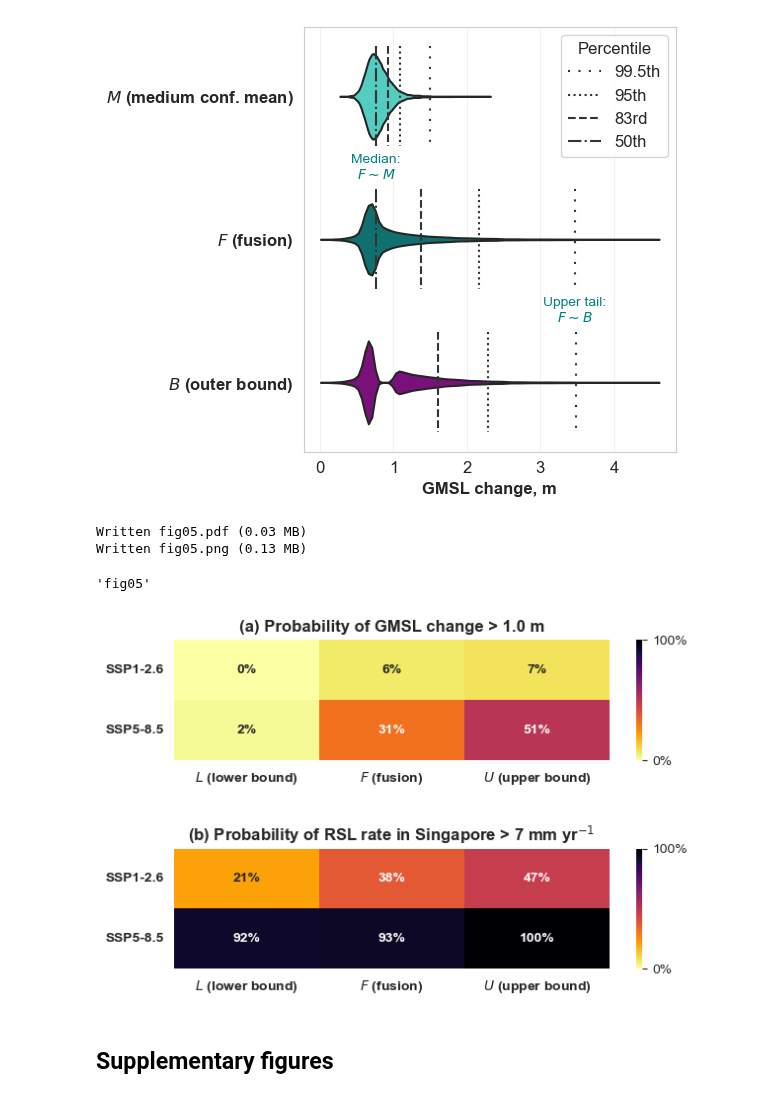
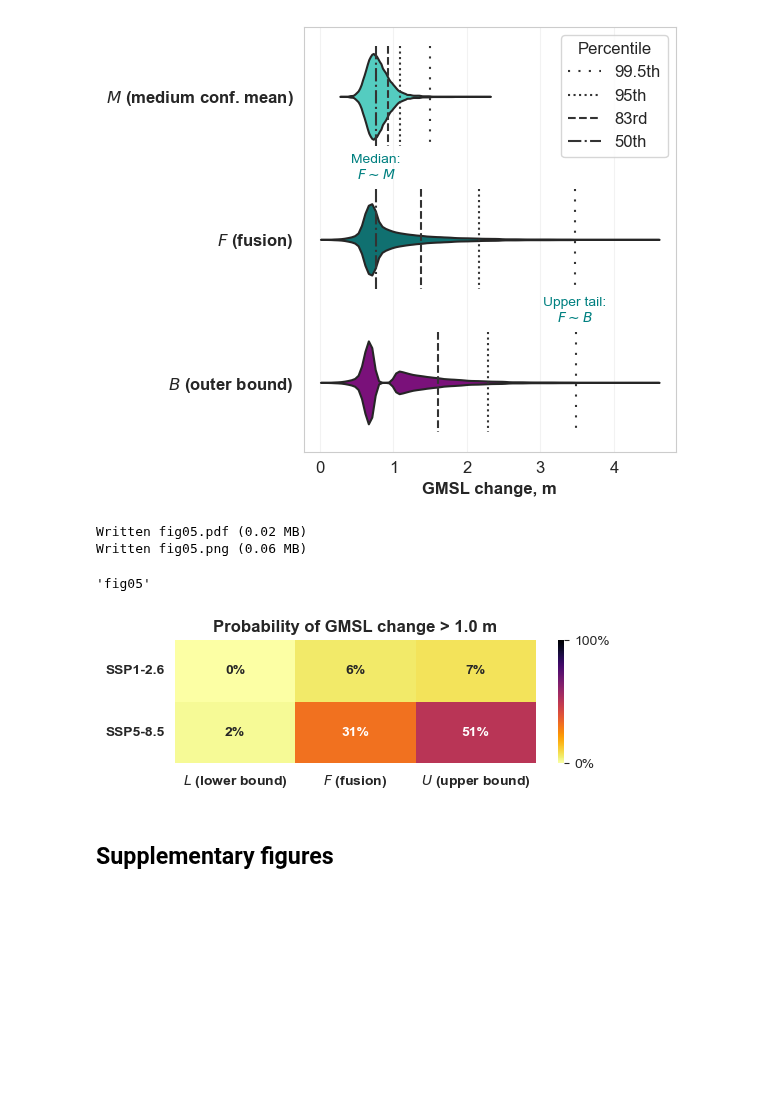
Before and after one commit to grandey/d23a-fusion, a Jupyter notebook: fusion_analysis_d23a.ipynb, the cells around one changed output. Drawn from its saved outputs; the diff is of its cells as text; code cells hidden in the pictures; blank space fills up the shorter version.

Commit message:
- fusion_analysis_d23a.ipynb: removing RSL rate results (to focus on only GMSL change). - README.md: RSL projections data are now optional.

```diff
--- a/fusion_analysis_d23a.ipynb
+++ b/fusion_analysis_d23a.ipynb
@@ -78,28 +78,17 @@ Written fig04.png (0.13 MB)
 'fig04'
 [figure]
 # %%
-# SSP5 vs SSP1 heatmap tables for probability of exceeding (a) 0.86 m and (b) 7 mm/yr
-fig, axs = plt.subplots(3, 1, height_ratios=[2, 0.1, 2], figsize=(6.5, 4.1), tight_layout=True)
-# (a) 1.5 m
-ax = axs[0]
+# SSP5 vs SSP1 heatmap tables for probability of exceeding 1m
+fig, ax = plt.subplots(1, 1, figsize=(5.5, 2), tight_layout=True)
 threshold = 1.0
 _ = d23a.plot_exceedance_heatmap(threshold=threshold, workflows=('lower', 'fusion_1e+2e', 'upper'), rate=False,
                                  scenarios=('ssp126', 'ssp585'), year=2100, gauge=None, ax=ax)
-ax.set_title(f'(a) Probability of GMSL change > {threshold:.1f} m')
-# Empty plot to create space (following issues with subplot_adjust, pad etc)
-axs[1].axis('off')
-# (b) 7 mm/yr
-ax = axs[2]
-threshold = 7
-_ = d23a.plot_exceedance_heatmap(threshold=threshold, workflows=('lower', 'fusion_1f+2f', 'upper'), rate=True,
-                                 scenarios=('ssp126', 'ssp585'), year=2100, gauge='TANJONG_PAGAR', ax=ax)
-ax.set_title(f'(b) Probability of RSL rate in Singapore > {threshold:.0f} ' + 'mm yr$^{-1}$')
-# Save
+ax.set_title(f'Probability of GMSL change > {threshold:.1f} m')
 d23a.name_save_fig(fig)
 # %% [output]
-Written fig05.pdf (0.03 MB)
-Written fig05.png (0.13 MB)
+Written fig05.pdf (0.02 MB)
+Written fig05.png (0.06 MB)
 'fig05'
-[figure, old version]
+[figure, new version]
 # %% [markdown]
 ## Supplementary figures
```
Also changed, not shown: parts of 4 cells of this notebook, 5 other files.
